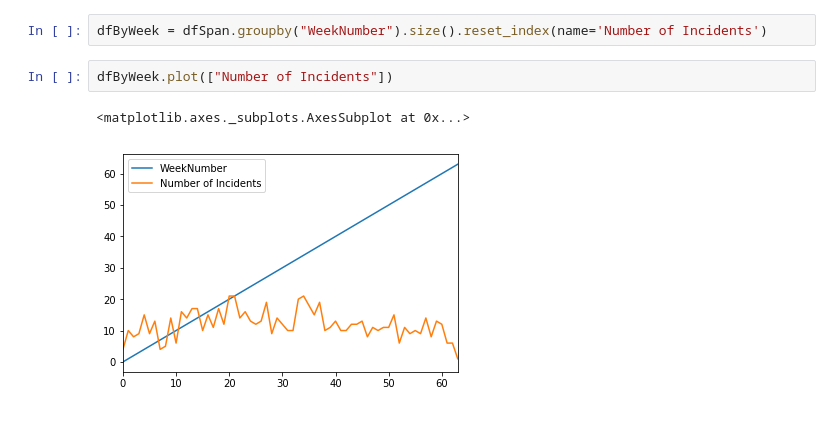
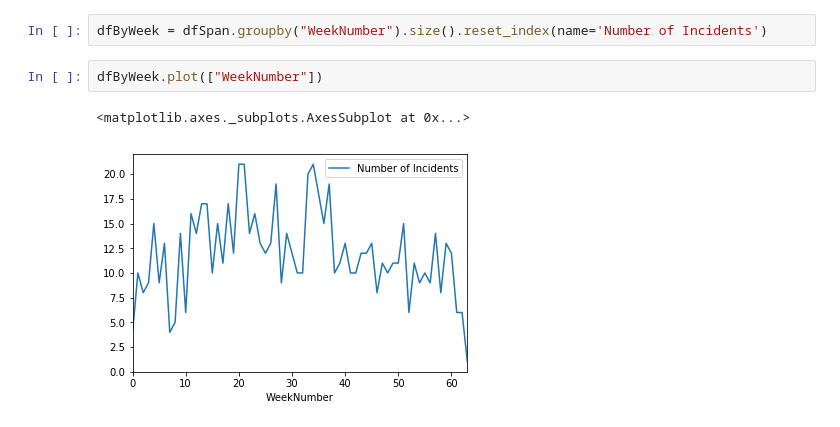
Before and after one commit to cassidy577/WeeklyHomicideIncidentsChicago, a Jupyter notebook: WeeklyHomicidesInChicago.ipynb, the cells around one changed output. Saved outputs shown, nothing was run; the diff lists cells and outputs as text.

```diff
--- a/WeeklyHomicidesInChicago.ipynb
+++ b/WeeklyHomicidesInChicago.ipynb
@@ -32,7 +32,7 @@ dfSpan['WeekNumber'] = dfSpan.apply (lambda row: getDaysSinceStart(row), axis=1)
 # %%
 dfByWeek = dfSpan.groupby("WeekNumber").size().reset_index(name='Number of Incidents')
 # %%
-dfByWeek.plot(["Number of Incidents"])
+dfByWeek.plot(["WeekNumber"])
 # %% [output]
 <matplotlib.axes._subplots.AxesSubplot at 0x...>
-[figure, old version]
+[figure, new version]
```
Also changed, not shown: parts of 1 cell of this notebook.
